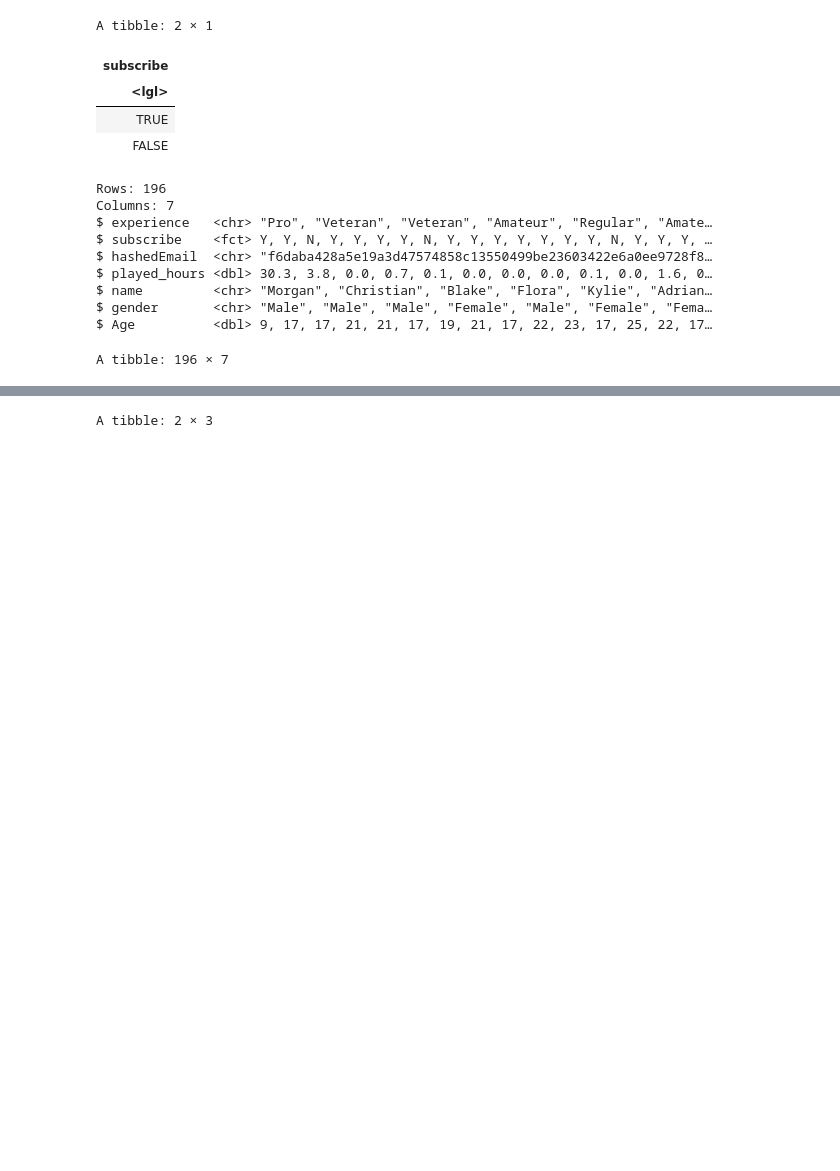
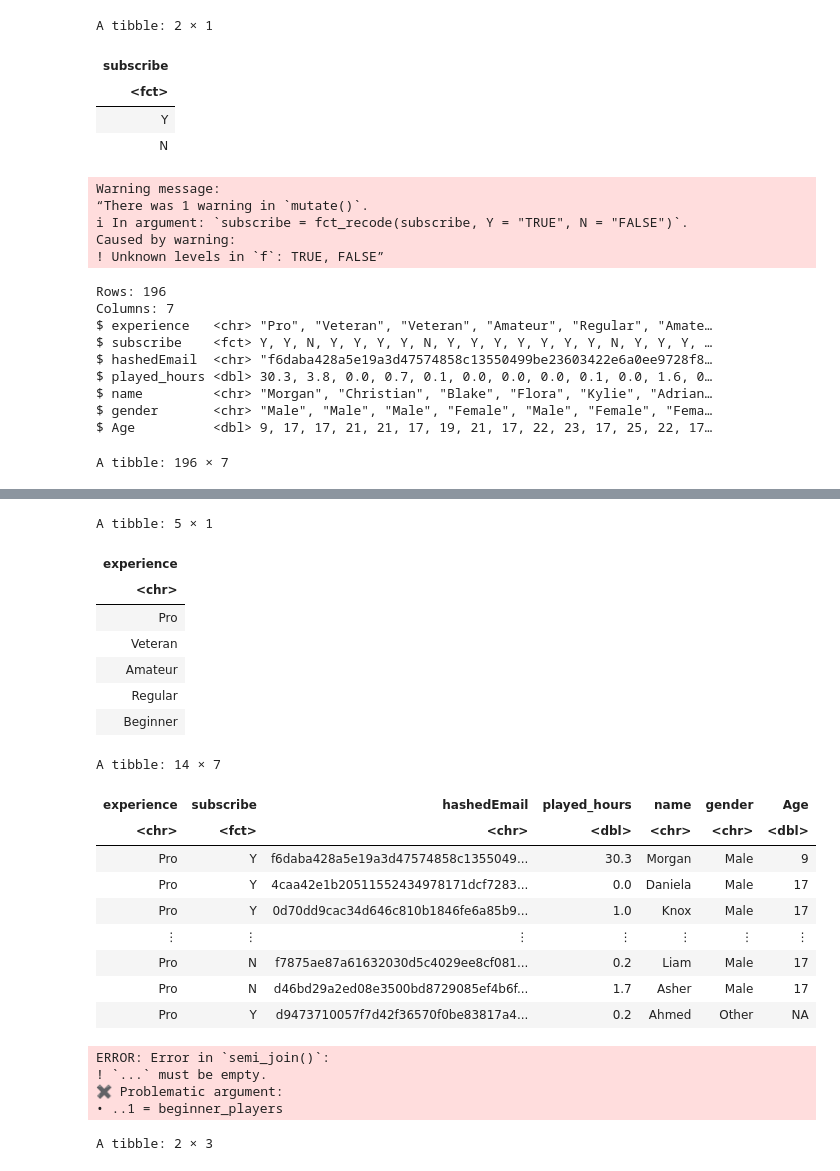
Before and after one commit to zchen189/Group-Project, a Jupyter notebook: data/Group_Project.ipynb, the cells around one changed output, grey strips where cells are left out. Saved outputs shown, nothing was run; the diff lists cells and outputs as text; code cells hidden in the pictures; blank space fills up the shorter version.

```diff
--- a/data/Group_Project.ipynb
+++ b/data/Group_Project.ipynb
@@ -68,29 +68,46 @@ A tibble: 1535 × 7
 # %%
 #explore dataset to see subscribe conditions
 players |>
   distinct(subscribe)
 #to change subscribe condition to factors
 players <- players |>
   mutate(subscribe = as_factor(subscribe)) |>
   mutate(subscribe = fct_recode(subscribe, "Y" = "TRUE", "N" = "FALSE"))
 glimpse(players)
 players
+#explore to see experience conditions
+players|>
+distinct(experience)
+#recode as dbl
+pro_players<-players|>filter(experience=="Pro")
+pro_players
+pro_players<-pro_players|>mutate(as_factor_expericence=5)
+veteran_players<-players|>filter(experience=="Veteran")|>mutate(as_factor_experience=4)
+amateur_players<-players|>filter(experience=="Amateur")|>mutate(as_factor_experience=3)
+regular_players<-players|>filter(experience=="Regular")|>mutate(as_factor_experience=2)
+beginner_players<-players|>filter(experience=="Beginner")|>mutate(as_factor_experience=1)
+semi_join(pro_players,veteran_players,amateur_players,regular_players,beginner_players)
 # %% [output]
 A tibble: 2 × 1
 | subscribe |
-| <lgl> |
-| TRUE |
-| FALSE |
+| <fct> |
+| Y |
+| N |
-Rows: 196
-Columns: 7
-$ experience   <chr> "Pro", "Veteran", "Veteran", "Amateur", "Regular", "Amate…
-$ subscribe    <fct> Y, Y, N, Y, Y, Y, Y, N, Y, Y, Y, Y, Y, Y, Y, N, Y, Y, Y, …
-$ hashedEmail  <chr> "f6daba428a5e19a3d47574858c13550499be23603422e6a0ee9728f8…
-$ played_hours <dbl> 30.3, 3.8, 0.0, 0.7, 0.1, 0.0, 0.0, 0.0, 0.1, 0.0, 1.6, 0…
-$ name         <chr> "Morgan", "Christian", "Blake", "Flora", "Kylie", "Adrian…
-$ gender       <chr> "Male", "Male", "Male", "Female", "Male", "Female", "Fema…
-$ Age          <dbl> 9, 17, 17, 21, 21, 17, 19, 21, 17, 22, 23, 17, 25, 22, 17…
+Warning message:
+“There was 1 warning in `mutate()`.
+ℹ In argument: `subscribe = fct_recode(subscribe, Y = "TRUE", N = "FALSE")`.
+Caused by warning:
+! Unknown levels in `f`: TRUE, FALSE”
-A tibble: 196 × 7
+Rows: 196
+Columns: 7
+$ experience   <chr> "Pro", "Veteran", "Veteran", "Amateur", "Regular", "Amate…
+$ subscribe    <fct> Y, Y, N, Y, Y, Y, Y, N, Y, Y, Y, Y, Y, Y, Y, N, Y, Y, Y, …
+$ hashedEmail  <chr> "f6daba428a5e19a3d47574858c13550499be23603422e6a0ee9728f8…
+$ played_hours <dbl> 30.3, 3.8, 0.0, 0.7, 0.1, 0.0, 0.0, 0.0, 0.1, 0.0, 1.6, 0…
+$ name         <chr> "Morgan", "Christian", "Blake", "Flora", "Kylie", "Adrian…
+$ gender       <chr> "Male", "Male", "Male", "Female", "Male", "Female", "Fema…
+$ Age          <dbl> 9, 17, 17, 21, 21, 17, 19, 21, 17, 22, 23, 17, 25, 22, 17…
+A tibble: 196 × 7
 | experience | subscribe | hashedEmail | played_hours | name | gender | Age |
 | <chr> | <fct> | <chr> | <dbl> | <chr> | <chr> | <dbl> |
 | Pro | Y | f6daba428a5e19a3d47574858c1355049... | 30.3 | Morgan | Male | 9 |
@@ -100,6 +117,28 @@ A tibble: 196 × 7
 | Amateur | N | d572f391d452b76ea2d7e5e53a3d38bfd... | 0.0 | Dylan | Prefer not to say | 17 |
 | Amateur | N | f19e136ddde68f365afc860c725ccff54... | 2.3 | Harlow | Male | 17 |
 | Pro | Y | d9473710057f7d42f36570f0be83817a4... | 0.2 | Ahmed | Other | NA |
+A tibble: 5 × 1
+| experience |
+| <chr> |
+| Pro |
+| Veteran |
+| Amateur |
+| Regular |
+| Beginner |
+A tibble: 14 × 7
+| experience | subscribe | hashedEmail | played_hours | name | gender | Age |
+| <chr> | <fct> | <chr> | <dbl> | <chr> | <chr> | <dbl> |
+| Pro | Y | f6daba428a5e19a3d47574858c1355049... | 30.3 | Morgan | Male | 9 |
+| Pro | Y | 4caa42e1b20511552434978171dcf7283... | 0.0 | Daniela | Male | 17 |
+| Pro | Y | 0d70dd9cac34d646c810b1846fe6a85b9... | 1.0 | Knox | Male | 17 |
+| ⋮ | ⋮ | ⋮ | ⋮ | ⋮ | ⋮ | ⋮ |
+| Pro | N | f7875ae87a61632030d5c4029ee8cf081... | 0.2 | Liam | Male | 17 |
+| Pro | N | d46bd29a2ed08e3500bd8729085ef4b6f... | 1.7 | Asher | Male | 17 |
+| Pro | Y | d9473710057f7d42f36570f0be83817a4... | 0.2 | Ahmed | Other | NA |
+ERROR: Error in `semi_join()`:
+! `...` must be empty.
+✖ Problematic argument:
+• ..1 = beginner_players
 # %%
 #explore dataset proportion
 num_obs <-nrow(players)
```
